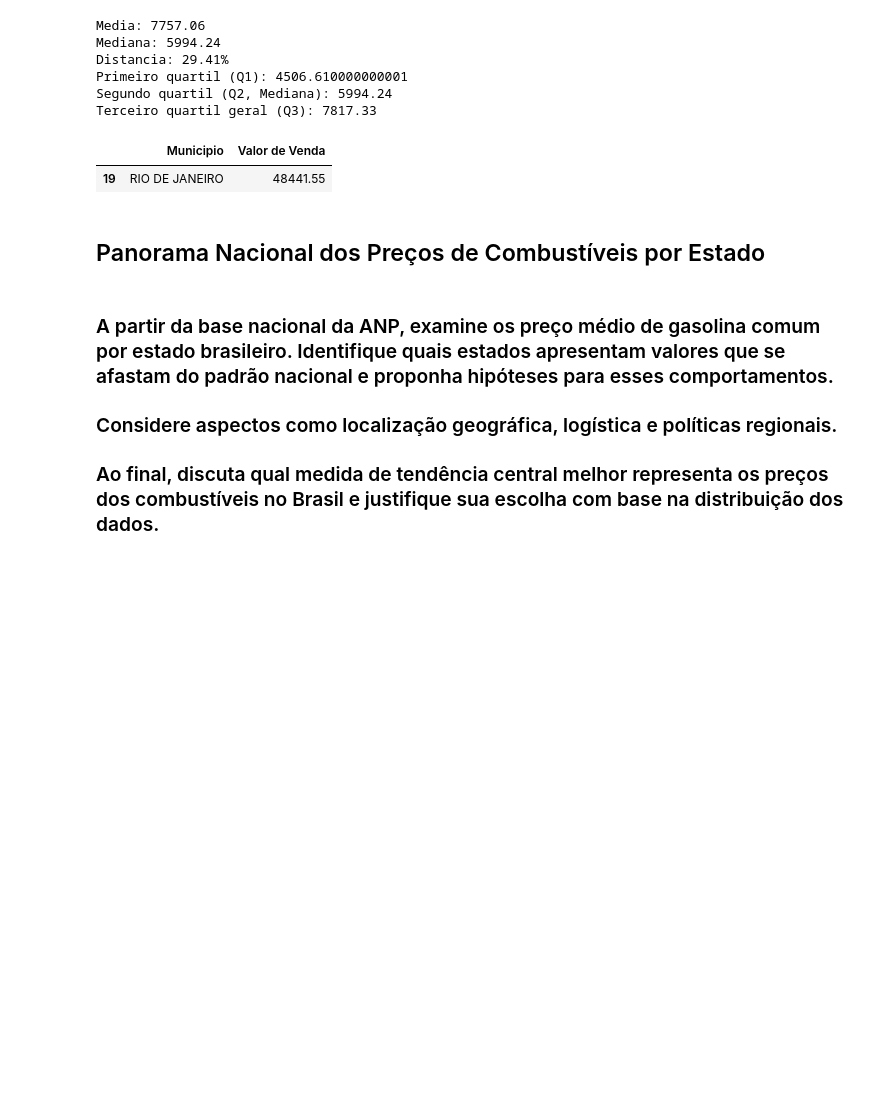
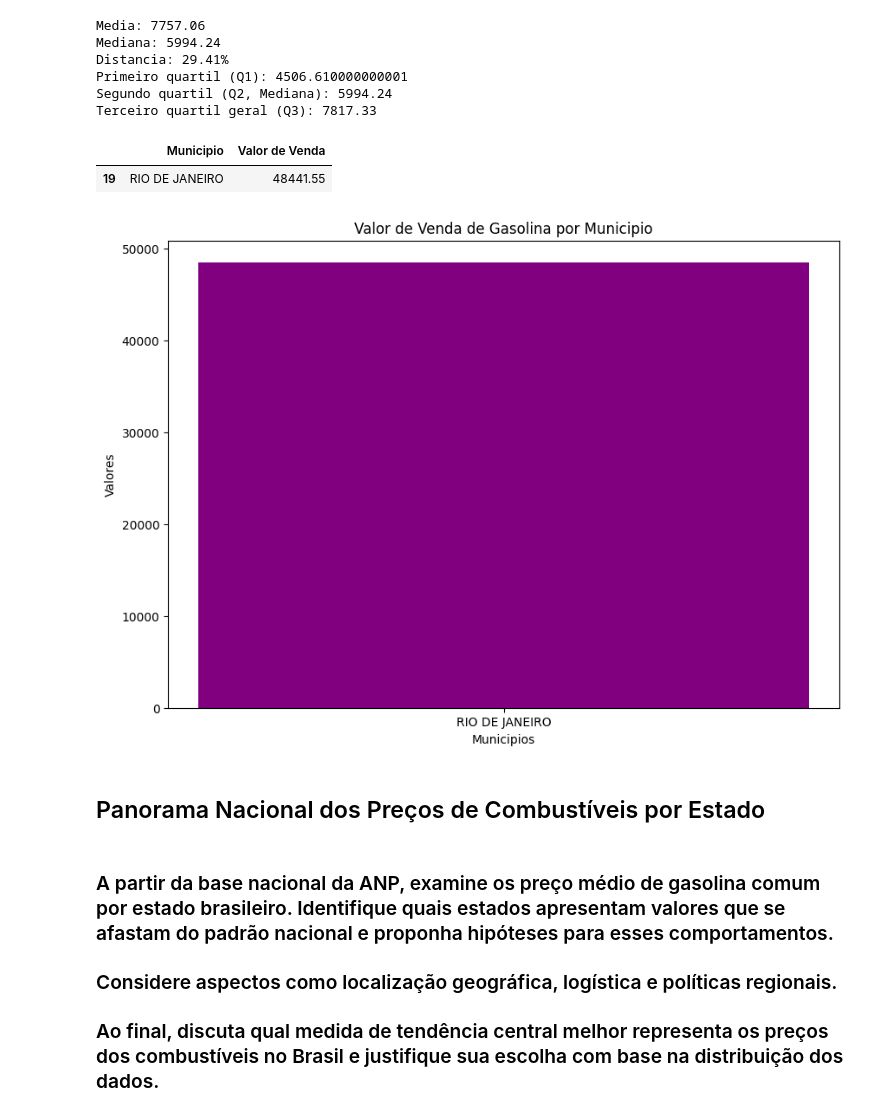
Before and after one commit to leticyanunes/Repo_Senac, a Jupyter notebook: analise_anp.ipynb, the cells around one changed output. Cells and saved outputs as stored; diff of their text form; code cells hidden in the pictures; blank space fills up the shorter version.

```diff
--- a/analise_anp.ipynb
+++ b/analise_anp.ipynb
@@ -219,6 +231,18 @@ outlier_municipio.sort_values(by = 'Valor de Venda', ascending = False)
 # %% [output]
 |  | Municipio | Valor de Venda |
 | 19 | RIO DE JANEIRO | 48441.55 |
+# %%
+municipio = outlier_municipio['Municipio']
+valores = outlier_municipio['Valor de Venda']
+
+plt.figure(figsize = (10,7))
+plt.bar(municipio, valores, color = 'purple')
+plt.title('Valor de Venda de Gasolina por Municipio')
+plt.xlabel('Municipios')
+plt.ylabel('Valores')
+plt.show()
+# %% [output]
+[figure, added]
 # %%
 # Após analise, concluo por meio de calculos estatisticos, que a melhor medida de tendencia central a ser usada é a
 # a mediana, com distancia de 29%, posso afirmar q a media sofre grande influencia de valores extremos por municipio
```
Also changed, not shown: parts of 1 cell of this notebook.
